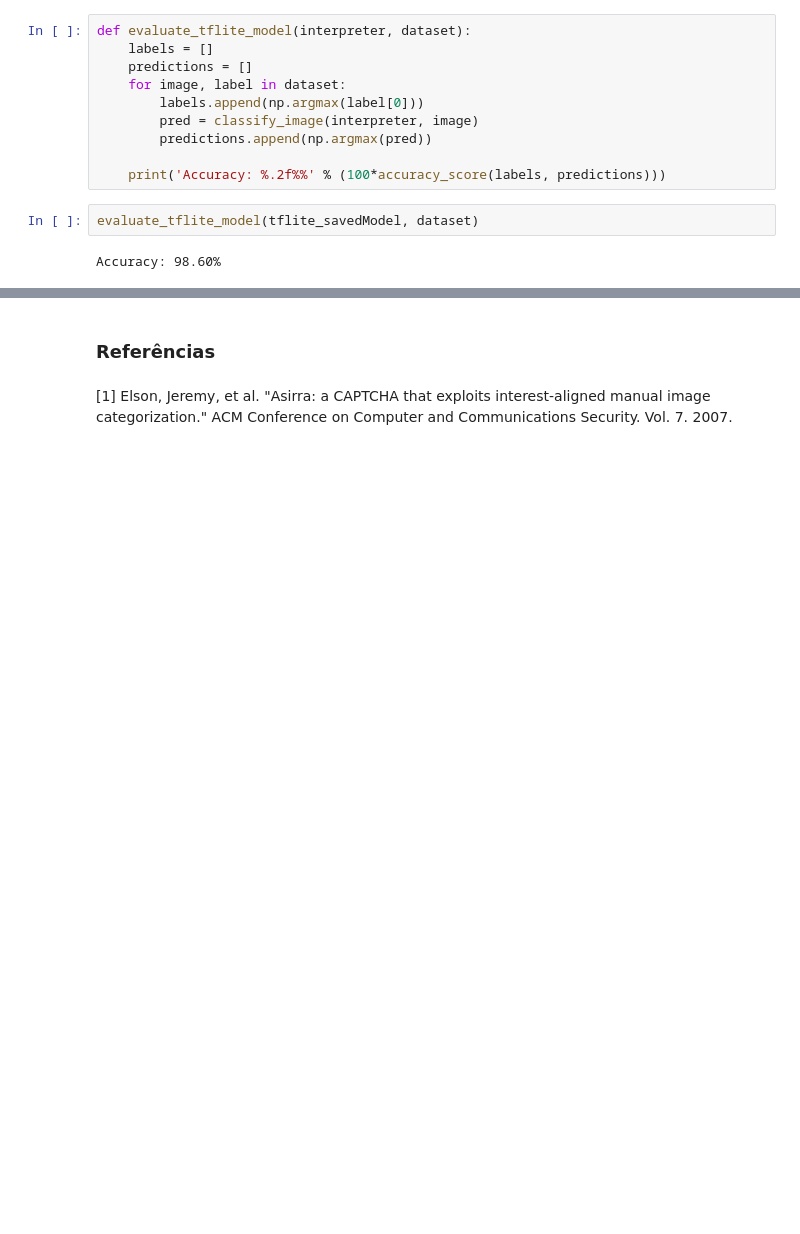
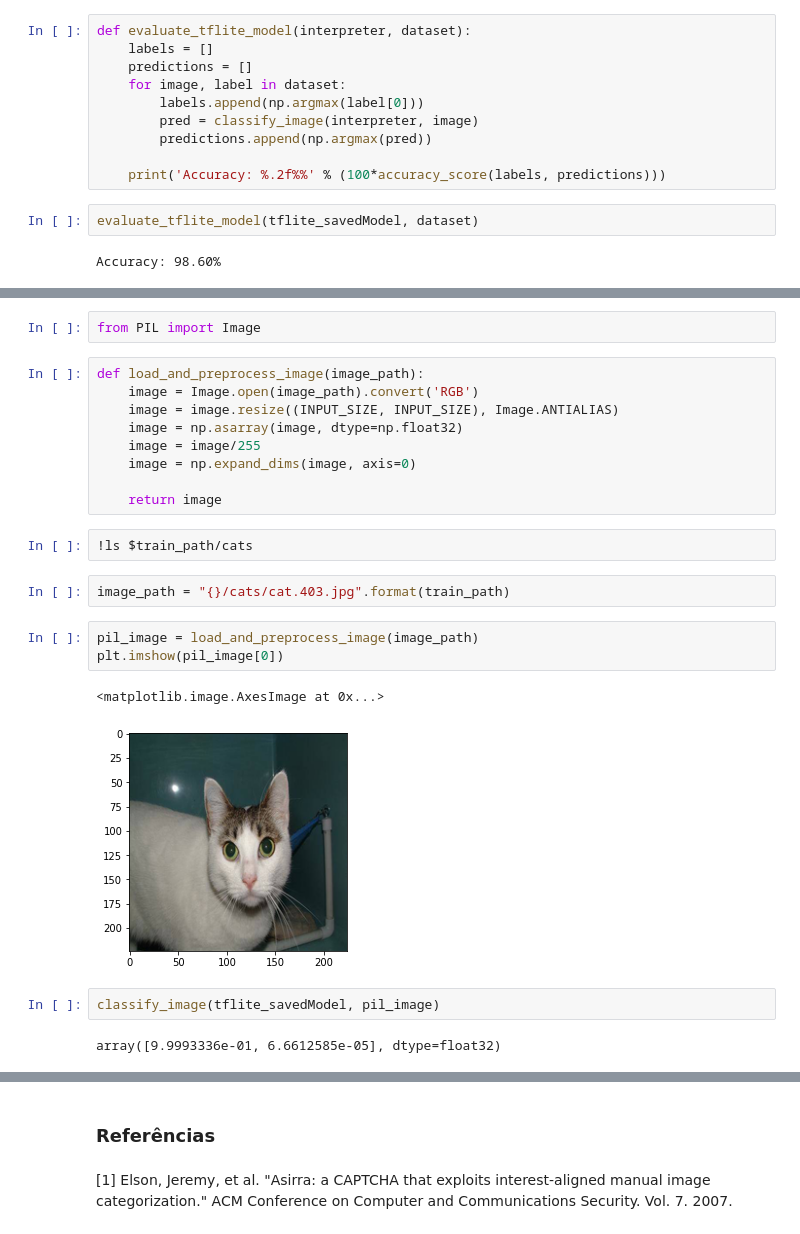
Before and after one commit to alcunha/embedding-tflite-models-on-raspberrypi, a Jupyter notebook: Embedding-Models-with-TFLite.ipynb, the cells around one changed output, grey strips where cells are left out. Saved outputs shown, nothing was run; the diff lists cells and outputs as text; blank space fills up the shorter version.

Commit message:
Added preprocessing code for raspberry pi on notebook

```diff
--- a/Embedding-Models-with-TFLite.ipynb
+++ b/Embedding-Models-with-TFLite.ipynb
@@ -259,0 +277,25 @@ Accuracy: 98.60%
+# %%
+from PIL import Image
+# %%
+def load_and_preprocess_image(image_path):
+    image = Image.open(image_path).convert('RGB')
+    image = image.resize((INPUT_SIZE, INPUT_SIZE), Image.ANTIALIAS)
+    image = np.asarray(image, dtype=np.float32)
+    image = image/255
+    image = np.expand_dims(image, axis=0)
+
+    return image
+# %%
+!ls $train_path/cats
+# %%
+image_path = "{}/cats/cat.403.jpg".format(train_path)
+# %%
+pil_image = load_and_preprocess_image(image_path)
+plt.imshow(pil_image[0])
+# %% [output]
+<matplotlib.image.AxesImage at 0x...>
+[figure, added]
+# %%
+classify_image(tflite_savedModel, pil_image)
+# %% [output]
+array([9.9993336e-01, 6.6612585e-05], dtype=float32)
```
Also changed, not shown: parts of 14 cells of this notebook.
